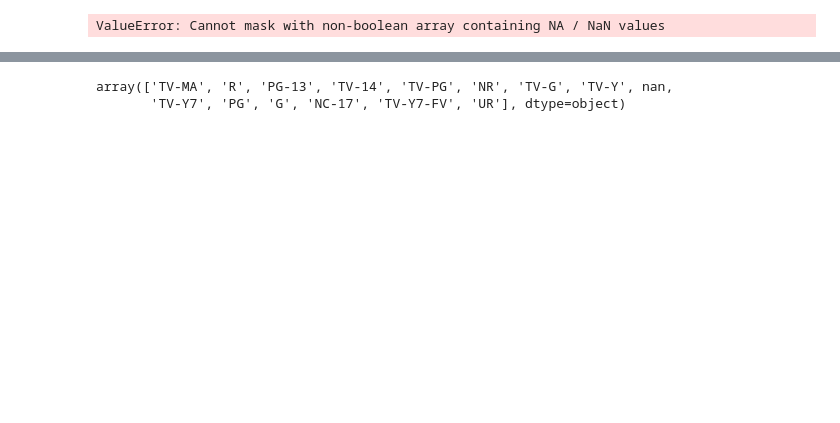
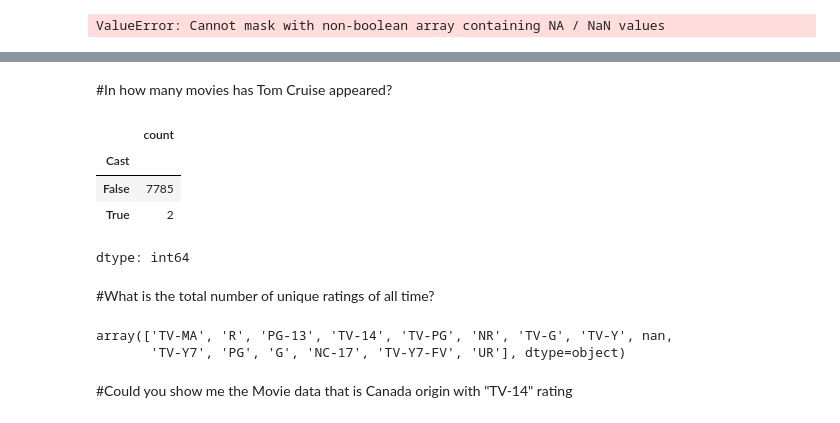
Before and after one commit to Divyam-Deep/Netflix-Analysis, a Jupyter notebook: Netflix.ipynb, the cells around one changed output, grey strips where cells are left out. Saved outputs shown, nothing was run; the diff lists cells and outputs as text; code cells hidden in the pictures; blank space fills up the shorter version.

```diff
--- a/Netflix.ipynb
+++ b/Netflix.ipynb
@@ -315,8 +256,23 @@ data.head(1)
+# %% [markdown]
+#In how many movies has Tom Cruise appeared?
+# %%
+tom_cruise_count = data.Cast.str.contains('Tom Cruise').value_counts()
+tom_cruise_count
+# %% [output]
+|  | count |
+| Cast |  |
+| False | 7785 |
+| True | 2 |
+dtype: int64
+# %% [markdown]
+#What is the total number of unique ratings of all time?
 # %%
 data.Rating.unique()
 # %% [output]
 array(['TV-MA', 'R', 'PG-13', 'TV-14', 'TV-PG', 'NR', 'TV-G', 'TV-Y', nan,
        'TV-Y7', 'PG', 'G', 'NC-17', 'TV-Y7-FV', 'UR'], dtype=object)
+# %% [markdown]
+#Could you show me the Movie data that is Canada origin with "TV-14" rating
 # %%
 data[(data.Country == 'Canada') & (data.Rating == 'TV-14') & (data.Category == 'Movie')]
 # %% [output]
```
Also changed, not shown: parts of 46 cells of this notebook.
